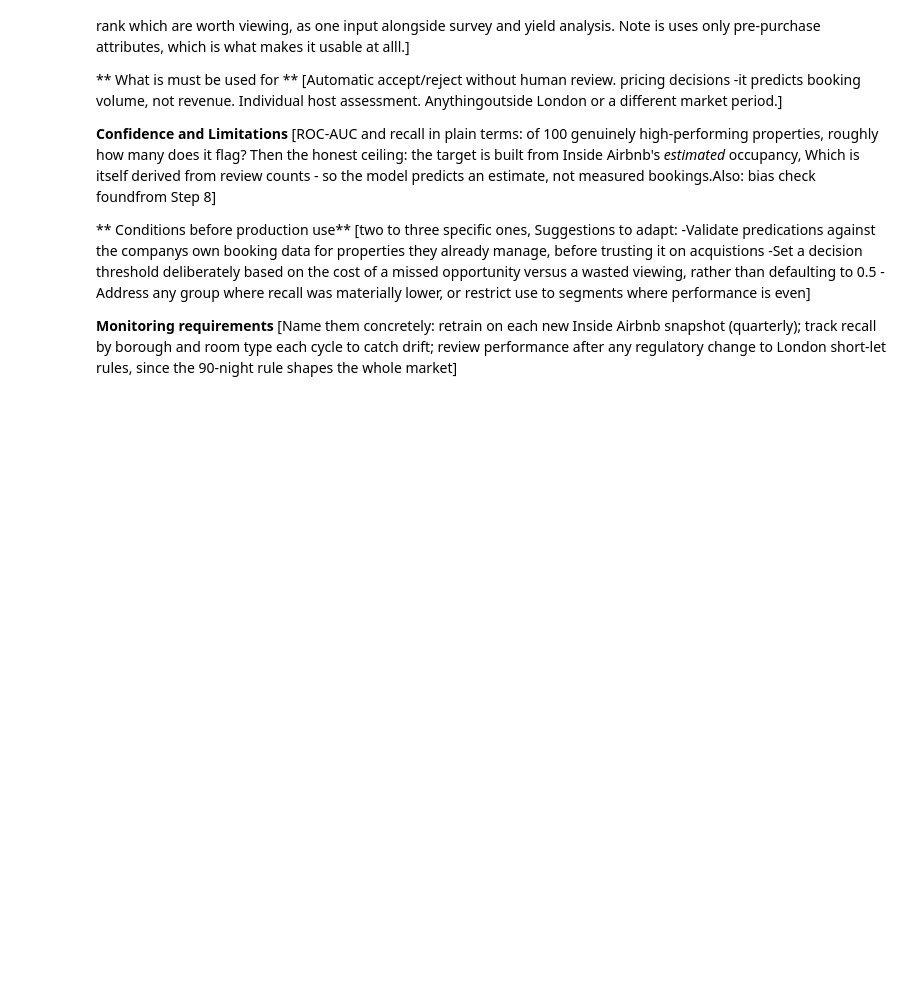
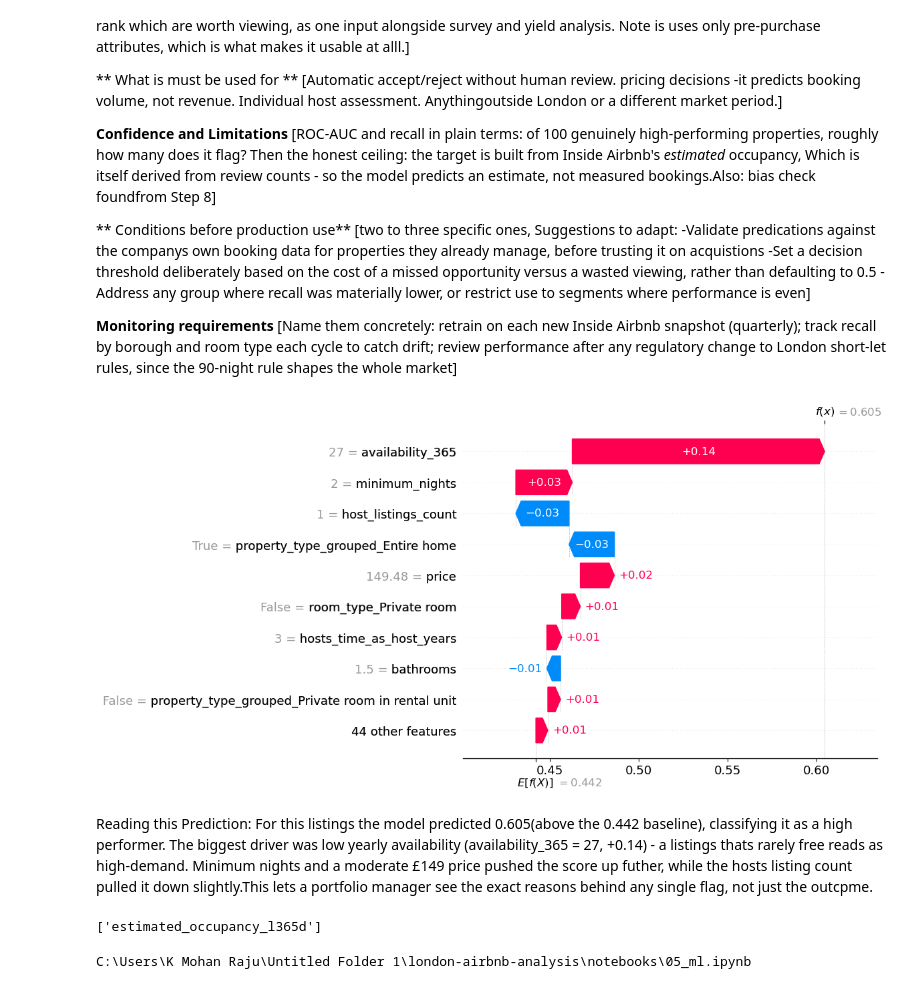
Before and after one commit to Mohan781833/london-airbnb-analysis, a Jupyter notebook: notebooks/05_ml.ipynb, the cells around one changed output. Drawn from its saved outputs; the diff is of its cells as text; code cells hidden in the pictures; blank space fills up the shorter version.

Commit message:
Update Phase 5 notebook: fix bugs, add SHAP waterfall, rerun clean

```diff
--- a/notebooks/05_ml.ipynb
+++ b/notebooks/05_ml.ipynb
@@ -225,3 +221,27 @@ plt.tight_layout(); plt.show()
 
 **Monitoring requirements**
 [Name them concretely: retrain on each new Inside Airbnb snapshot (quarterly); track recall by borough and room type each cycle to catch drift; review performance after any regulatory change to London short-let rules, since the 90-night rule shapes the whole market]
+# %%
+# Individual prediction explanation — SHAP waterfall for one listing
+i = 0
+shap.plots.waterfall(
+    shap.Explanation(
+        values=sv[i][:, 1],
+        base_values=explainer.expected_value[1],
+        data=sample.iloc[i],
+        feature_names=sample.columns.tolist()
+    )
+)
+# %% [output]
+[figure, added]
+# %% [markdown]
+Reading this Prediction: For this listings the model predicted 0.605(above the 0.442 baseline), classifying it as a high performer. The biggest driver was low yearly availability (availability_365 = 27, +0.14) - a listings thats rarely free reads as high-demand. Minimum nights and a moderate £149 price pushed the score up futher, while the hosts listing count pulled it down slightly.This lets a portfolio manager see the exact reasons behind any single flag, not just the outcpme.
+# %%
+[c for c in listings.columns if 'occupancy' in c]
+# %% [output]
+['estimated_occupancy_l365d']
+# %%
+import os
+print(os.path.abspath('05_ml.ipynb'))
+# %% [output]
+C:\Users\K Mohan Raju\Untitled Folder 1\london-airbnb-analysis\notebooks\05_ml.ipynb
```
Also changed, not shown: parts of 4 cells of this notebook.
